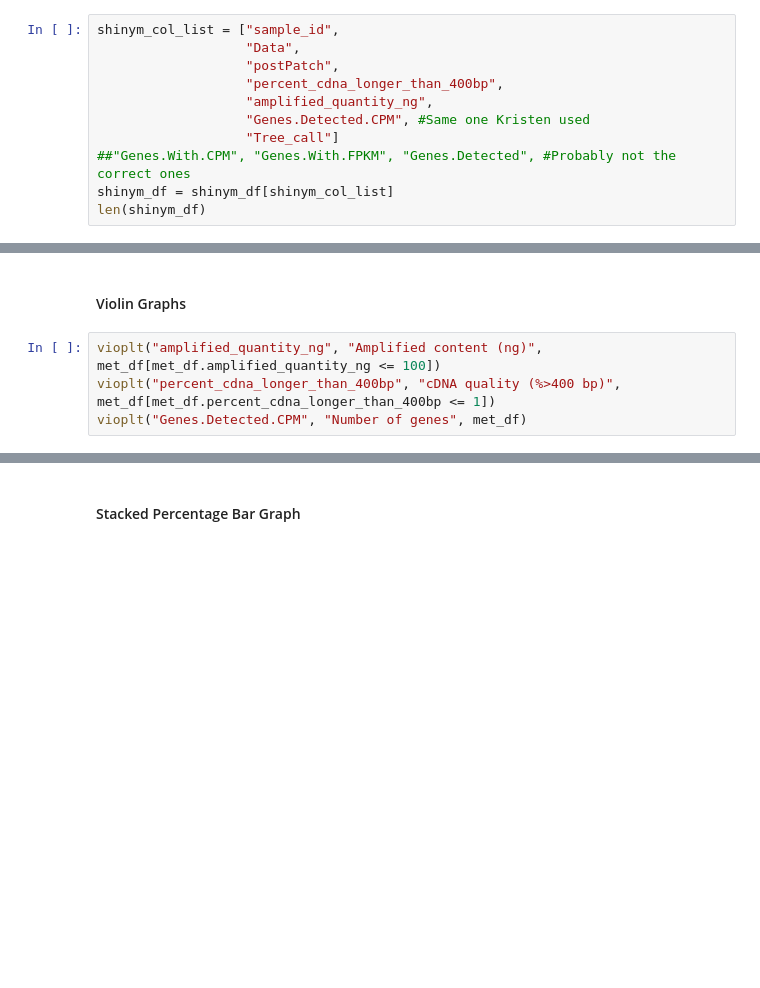
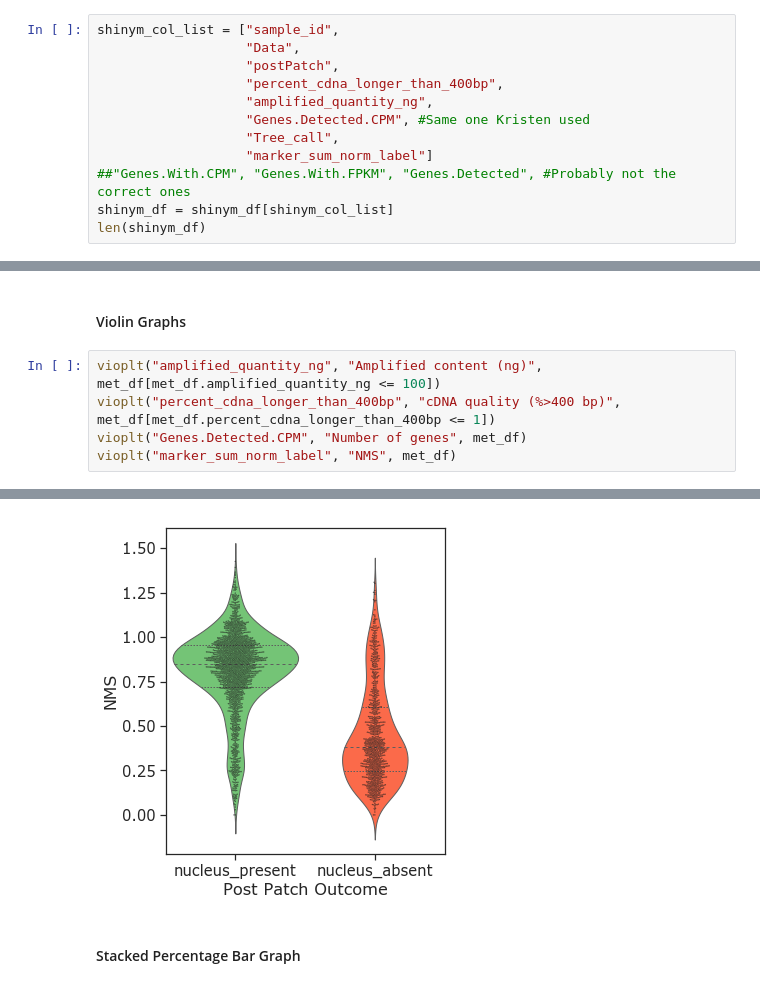
Before and after one commit to ramr24/Personal, a Jupyter notebook: ivscc_paper/template.ipynb, the cells around one changed output, grey strips where cells are left out. Drawn from its saved outputs; the diff is of its cells as text; blank space fills up the shorter version.

Commit message:
updated plots

```diff
--- a/ivscc_paper/template.ipynb
+++ b/ivscc_paper/template.ipynb
@@ -50,7 +50,8 @@ shinym_col_list = ["sample_id",
                    "percent_cdna_longer_than_400bp",
                    "amplified_quantity_ng",
                    "Genes.Detected.CPM", #Same one Kristen used
-                   "Tree_call"]
+                   "Tree_call",
+                   "marker_sum_norm_label"]
 ##"Genes.With.CPM", "Genes.With.FPKM", "Genes.Detected", #Probably not the correct ones
 shinym_df = shinym_df[shinym_col_list]
 len(shinym_df)
@@ -180,11 +181,13 @@ def stacked_plot(df):
 # %%
 vioplt("amplified_quantity_ng", "Amplified content (ng)", met_df[met_df.amplified_quantity_ng <= 100])
 vioplt("percent_cdna_longer_than_400bp", "cDNA quality (%>400 bp)", met_df[met_df.percent_cdna_longer_than_400bp <= 1])
 vioplt("Genes.Detected.CPM", "Number of genes", met_df)
+vioplt("marker_sum_norm_label", "NMS", met_df)
 # %% [output]
 [figure]
 [figure]
 [figure]
+[figure, added]
 # %% [markdown]
 #### Stacked Percentage Bar Graph
 # %%
```
Also changed, not shown: parts of 1 cell of this notebook, 3 other files.
